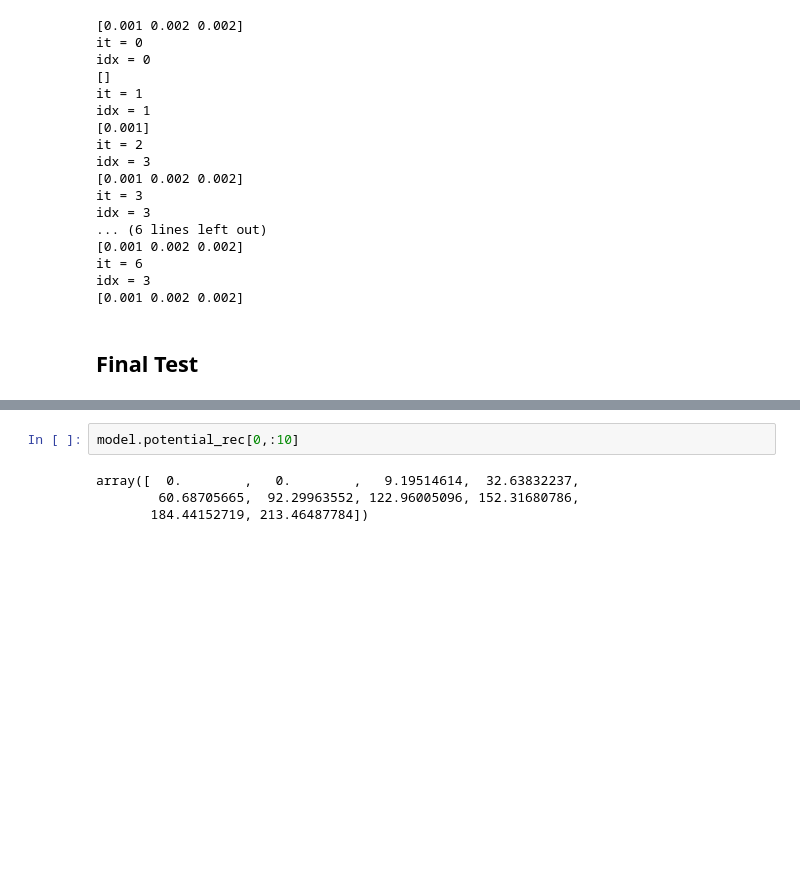
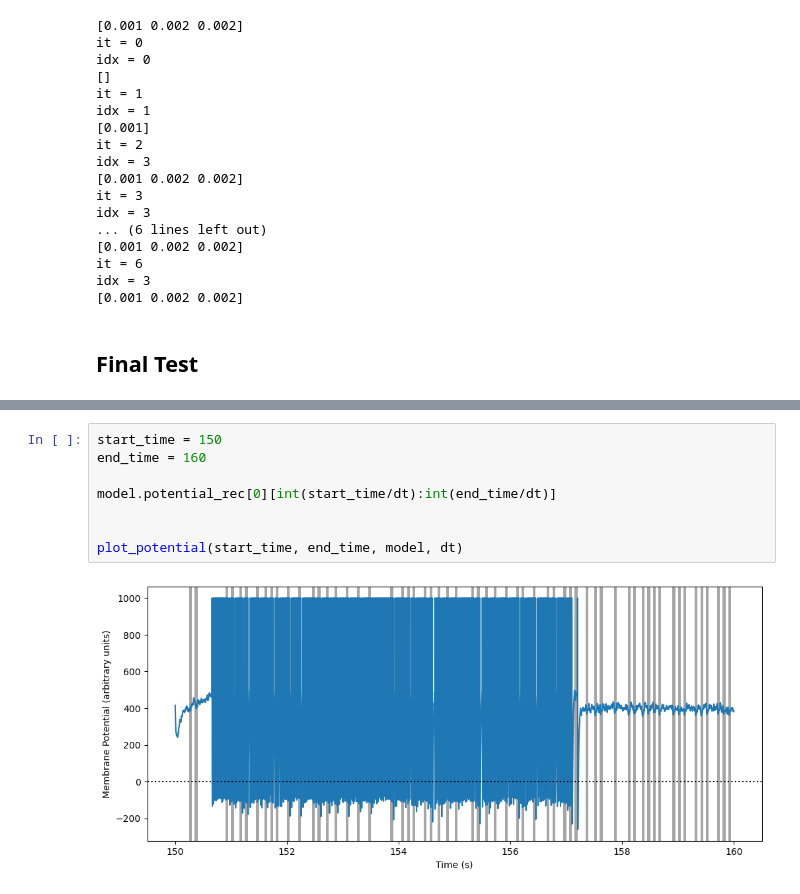
Before and after one commit to mehranfaraji/STDP-Finds-Start-of-Patterns, a Jupyter notebook: dev.ipynb, the cells around one changed output, grey strips where cells are left out. Drawn from its saved outputs; the diff is of its cells as text; blank space fills up the shorter version.

```diff
--- a/dev.ipynb
+++ b/dev.ipynb
@@ -1178,6 +1195,10 @@ plot_potential(start_time, end_time, model, dt)
-# %%
-model.potential_rec[0,:10]
-# %% [output]
-array([  0.        ,   0.        ,   9.19514614,  32.63832237,
-        60.68705665,  92.29963552, 122.96005096, 152.31680786,
-       184.44152719, 213.46487784])
+# %%
+start_time = 150
+end_time = 160
+
+model.potential_rec[0][int(start_time/dt):int(end_time/dt)]
+
+
+plot_potential(start_time, end_time, model, dt)
+# %% [output]
+[figure, added]
```
Also changed, not shown: parts of 23 cells of this notebook, 4 other files.
